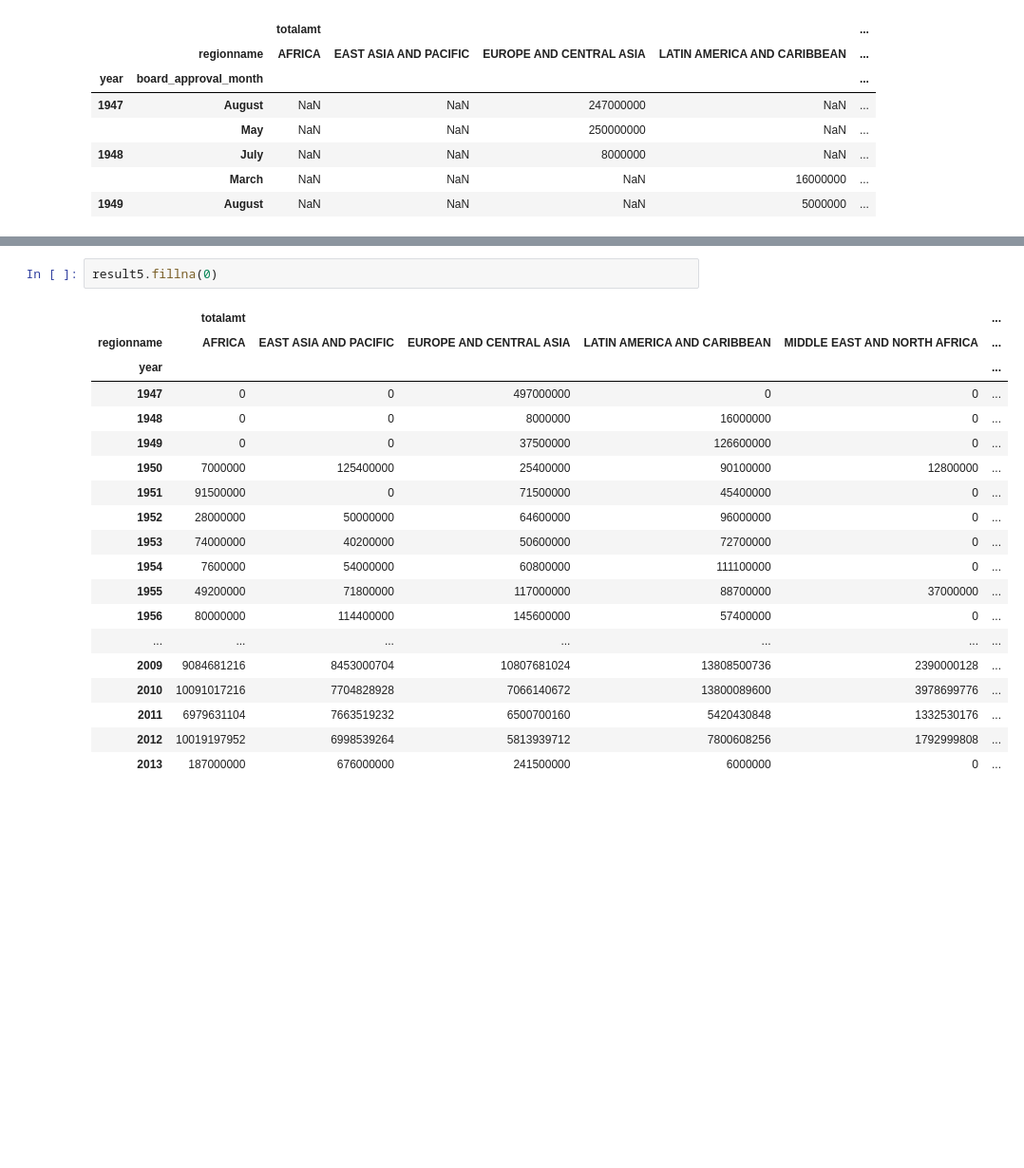
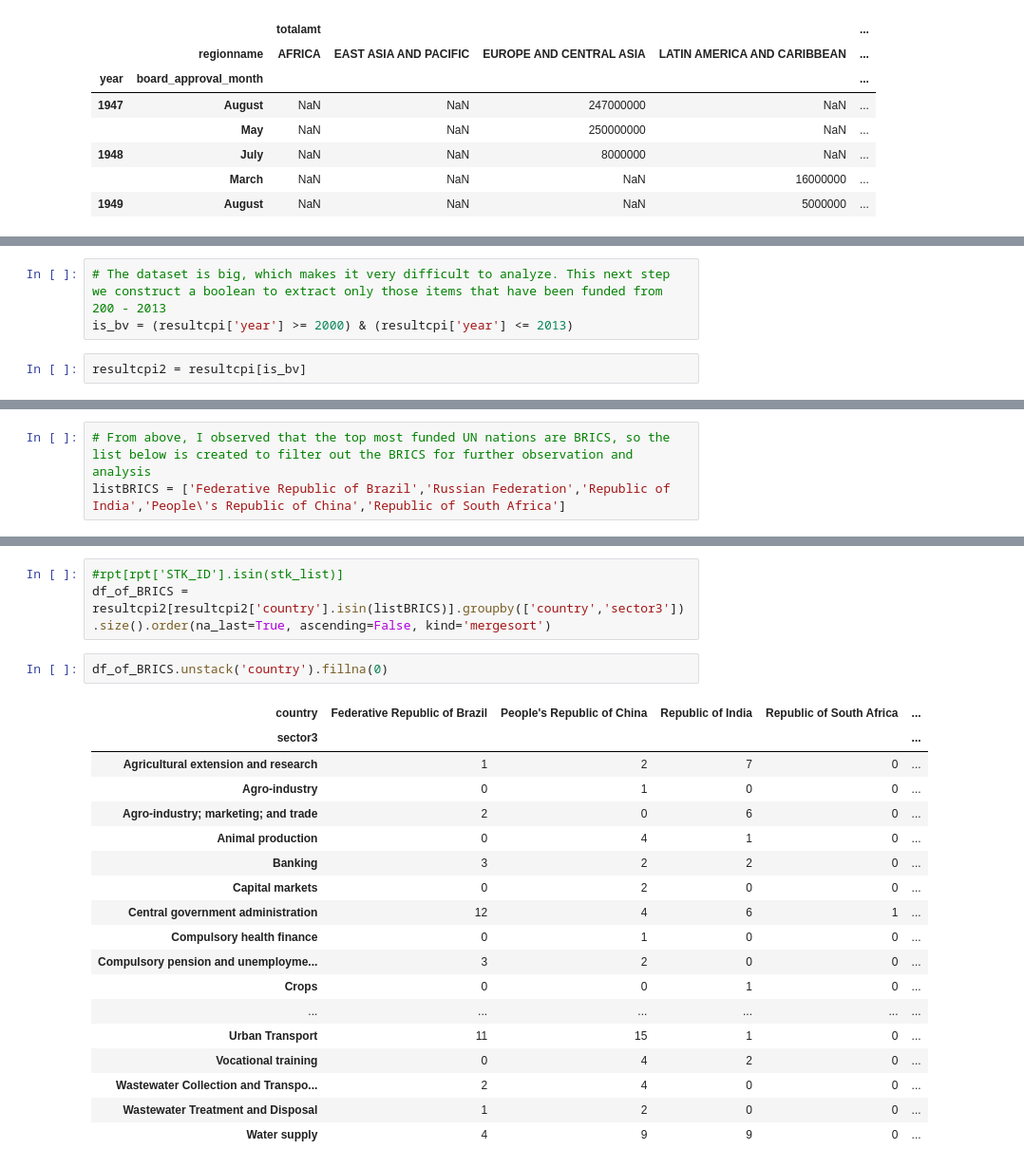
Before and after one commit to iaperez/WWOD, a Jupyter notebook: code/WorldBankData.ipynb, the cells around one changed output, grey strips where cells are left out. Shown: that part at 95% size. Cells and saved outputs as stored; diff of their text form; blank space fills up the shorter version.

```diff
--- a/code/WorldBankData.ipynb
+++ b/code/WorldBankData.ipynb
@@ -317,0 +240,5 @@ result5[:5]
+# %%
+# The dataset is big, which makes it very difficult to analyze. This next step we construct a boolean to extract only those items that have been funded from 200 - 2013
+is_bv = (resultcpi['year'] >= 2000) & (resultcpi['year'] <= 2013)
+# %%
+resultcpi2 = resultcpi[is_bv]
@@ -317,0 +291,3 @@ result5[:5]
+# %%
+# From above, I observed that the top most funded UN nations are BRICS, so the list below is created to filter out the BRICS for further observation and analysis
+listBRICS = ['Federative Republic of Brazil','Russian Federation','Republic of India','People\'s Republic of China','Republic of South Africa']
@@ -318,22 +301,24 @@ result5[:5]
+# %%
+#rpt[rpt['STK_ID'].isin(stk_list)]
+df_of_BRICS = resultcpi2[resultcpi2['country'].isin(listBRICS)].groupby(['country','sector3']).size().order(na_last=True, ascending=False, kind='mergesort')
 # %%
-result5.fillna(0)
+df_of_BRICS.unstack('country').fillna(0)
 # %% [output]
-|  | totalamt |  |  |  |  | ... |
-| regionname | AFRICA | EAST ASIA AND PACIFIC | EUROPE AND CENTRAL ASIA | LATIN AMERICA AND CARIBBEAN | MIDDLE EAST AND NORTH AFRICA | ... |
-| year |  |  |  |  |  | ... |
-| 1947 | 0 | 0 | 497000000 | 0 | 0 | ... |
-| 1948 | 0 | 0 | 8000000 | 16000000 | 0 | ... |
-| 1949 | 0 | 0 | 37500000 | 126600000 | 0 | ... |
-| 1950 | 7000000 | 125400000 | 25400000 | 90100000 | 12800000 | ... |
-| 1951 | 91500000 | 0 | 71500000 | 45400000 | 0 | ... |
-| 1952 | 28000000 | 50000000 | 64600000 | 96000000 | 0 | ... |
-| 1953 | 74000000 | 40200000 | 50600000 | 72700000 | 0 | ... |
-| 1954 | 7600000 | 54000000 | 60800000 | 111100000 | 0 | ... |
-| 1955 | 49200000 | 71800000 | 117000000 | 88700000 | 37000000 | ... |
-| 1956 | 80000000 | 114400000 | 145600000 | 57400000 | 0 | ... |
-| ... | ... | ... | ... | ... | ... | ... |
-| 2009 | 9084681216 | 8453000704 | 10807681024 | 13808500736 | 2390000128 | ... |
-| 2010 | 10091017216 | 7704828928 | 7066140672 | 13800089600 | 3978699776 | ... |
-| 2011 | 6979631104 | 7663519232 | 6500700160 | 5420430848 | 1332530176 | ... |
-| 2012 | 10019197952 | 6998539264 | 5813939712 | 7800608256 | 1792999808 | ... |
-| 2013 | 187000000 | 676000000 | 241500000 | 6000000 | 0 | ... |
+| country | Federative Republic of Brazil | People's Republic of China | Republic of India | Republic of South Africa | ... |
+| sector3 |  |  |  |  | ... |
+| Agricultural extension and research | 1 | 2 | 7 | 0 | ... |
+| Agro-industry | 0 | 1 | 0 | 0 | ... |
+| Agro-industry; marketing; and trade | 2 | 0 | 6 | 0 | ... |
+| Animal production | 0 | 4 | 1 | 0 | ... |
+| Banking | 3 | 2 | 2 | 0 | ... |
+| Capital markets | 0 | 2 | 0 | 0 | ... |
+| Central government administration | 12 | 4 | 6 | 1 | ... |
+| Compulsory health finance | 0 | 1 | 0 | 0 | ... |
+| Compulsory pension and unemployme... | 3 | 2 | 0 | 0 | ... |
+| Crops | 0 | 0 | 1 | 0 | ... |
+| ... | ... | ... | ... | ... | ... |
+| Urban Transport | 11 | 15 | 1 | 0 | ... |
+| Vocational training | 0 | 4 | 2 | 0 | ... |
+| Wastewater Collection and Transpo... | 2 | 4 | 0 | 0 | ... |
+| Wastewater Treatment and Disposal | 1 | 2 | 0 | 0 | ... |
+| Water supply | 4 | 9 | 9 | 0 | ... |
```
Also changed, not shown: parts of 94 cells of this notebook.
